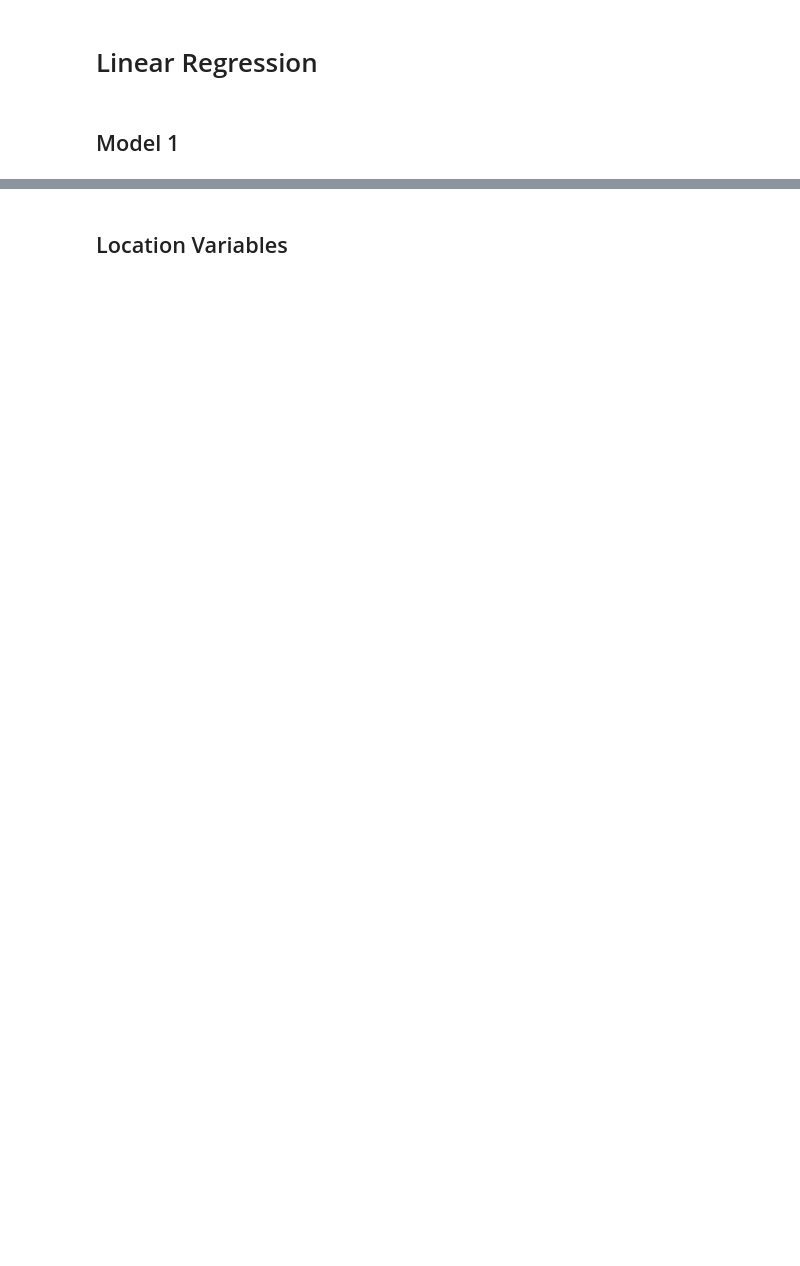
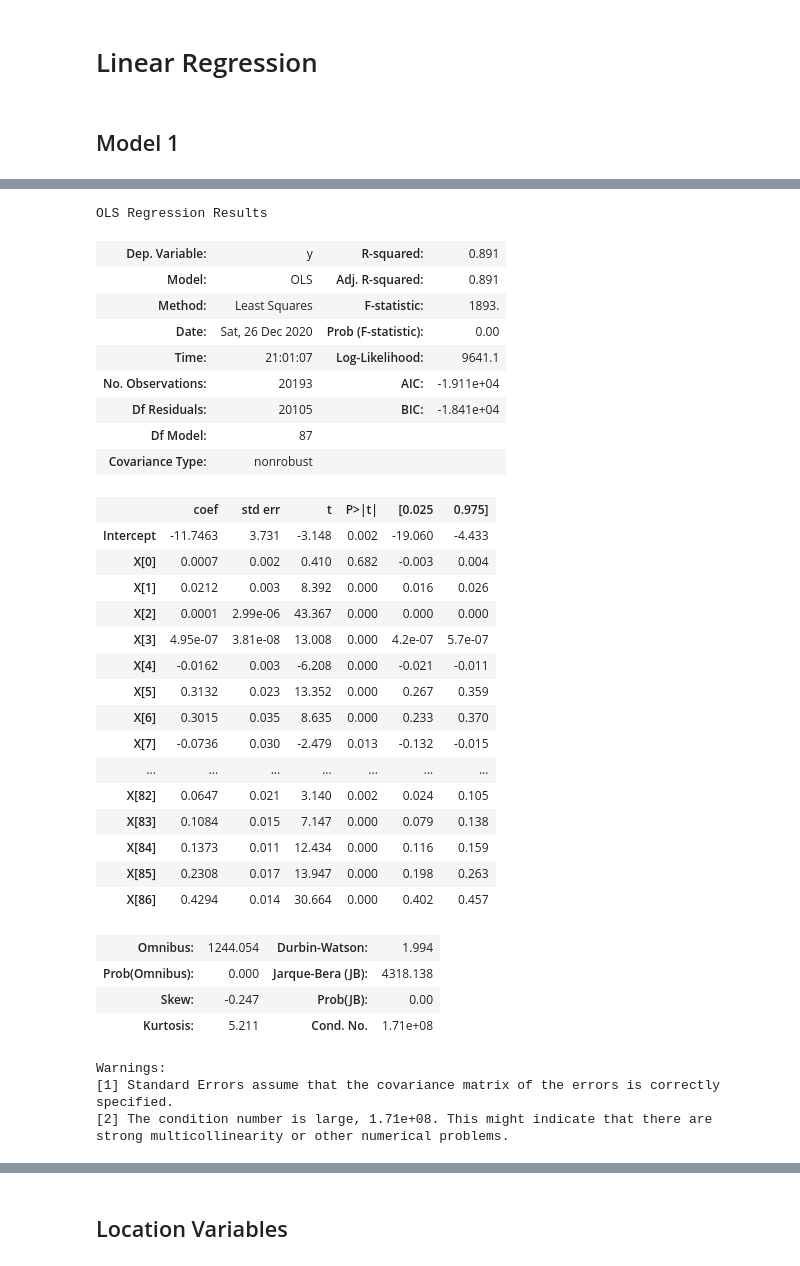
Before and after one commit to MJ-AllDay-67/Project_2_Regression, a Jupyter notebook: regression_notebook.ipynb, the cells around one changed output, grey strips where cells are left out. Cells and saved outputs as stored; diff of their text form; code cells hidden in the pictures; blank space fills up the shorter version.

```diff
--- a/regression_notebook.ipynb
+++ b/regression_notebook.ipynb
@@ -634,3 +621,42 @@ strong multicollinearity or other numerical problems.
+# %%
+f = "y ~ X"
+model1 = ols(formula=f, data=df).fit()
+model1.summary()
+# %% [output]
+OLS Regression Results
+| Dep. Variable: | y | R-squared: | 0.891 |
+| Model: | OLS | Adj. R-squared: | 0.891 |
+| Method: | Least Squares | F-statistic: | 1893. |
+| Date: | Sat, 26 Dec 2020 | Prob (F-statistic): | 0.00 |
+| Time: | 21:01:07 | Log-Likelihood: | 9641.1 |
+| No. Observations: | 20193 | AIC: | -1.911e+04 |
+| Df Residuals: | 20105 | BIC: | -1.841e+04 |
+| Df Model: | 87 |  |  |
+| Covariance Type: | nonrobust |  |  |
+|  | coef | std err | t | P>|t| | [0.025 | 0.975] |
+| Intercept | -11.7463 | 3.731 | -3.148 | 0.002 | -19.060 | -4.433 |
+| X[0] | 0.0007 | 0.002 | 0.410 | 0.682 | -0.003 | 0.004 |
+| X[1] | 0.0212 | 0.003 | 8.392 | 0.000 | 0.016 | 0.026 |
+| X[2] | 0.0001 | 2.99e-06 | 43.367 | 0.000 | 0.000 | 0.000 |
+| X[3] | 4.95e-07 | 3.81e-08 | 13.008 | 0.000 | 4.2e-07 | 5.7e-07 |
+| X[4] | -0.0162 | 0.003 | -6.208 | 0.000 | -0.021 | -0.011 |
+| X[5] | 0.3132 | 0.023 | 13.352 | 0.000 | 0.267 | 0.359 |
+| X[6] | 0.3015 | 0.035 | 8.635 | 0.000 | 0.233 | 0.370 |
+| X[7] | -0.0736 | 0.030 | -2.479 | 0.013 | -0.132 | -0.015 |
+| ... | ... | ... | ... | ... | ... | ... |
+| X[82] | 0.0647 | 0.021 | 3.140 | 0.002 | 0.024 | 0.105 |
+| X[83] | 0.1084 | 0.015 | 7.147 | 0.000 | 0.079 | 0.138 |
+| X[84] | 0.1373 | 0.011 | 12.434 | 0.000 | 0.116 | 0.159 |
+| X[85] | 0.2308 | 0.017 | 13.947 | 0.000 | 0.198 | 0.263 |
+| X[86] | 0.4294 | 0.014 | 30.664 | 0.000 | 0.402 | 0.457 |
+| Omnibus: | 1244.054 | Durbin-Watson: | 1.994 |
+| Prob(Omnibus): | 0.000 | Jarque-Bera (JB): | 4318.138 |
+| Skew: | -0.247 | Prob(JB): | 0.00 |
+| Kurtosis: | 5.211 | Cond. No. | 1.71e+08 |
+Warnings:
+[1] Standard Errors assume that the covariance matrix of the errors is correctly specified.
+[2] The condition number is large, 1.71e+08. This might indicate that there are
+strong multicollinearity or other numerical problems.
 # %%
 # qq plot
 residuals = model1.resid
```
Also changed, not shown: parts of 37 cells of this notebook.
